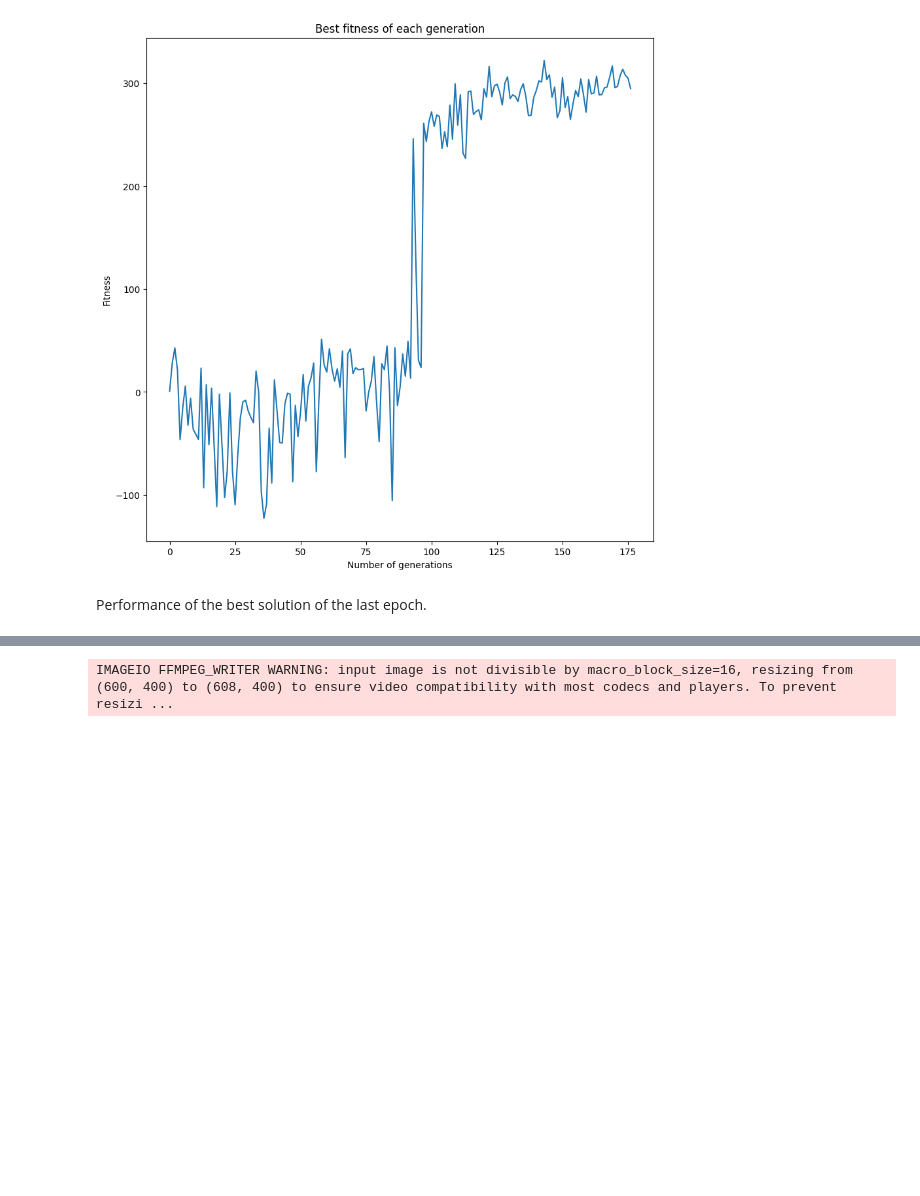
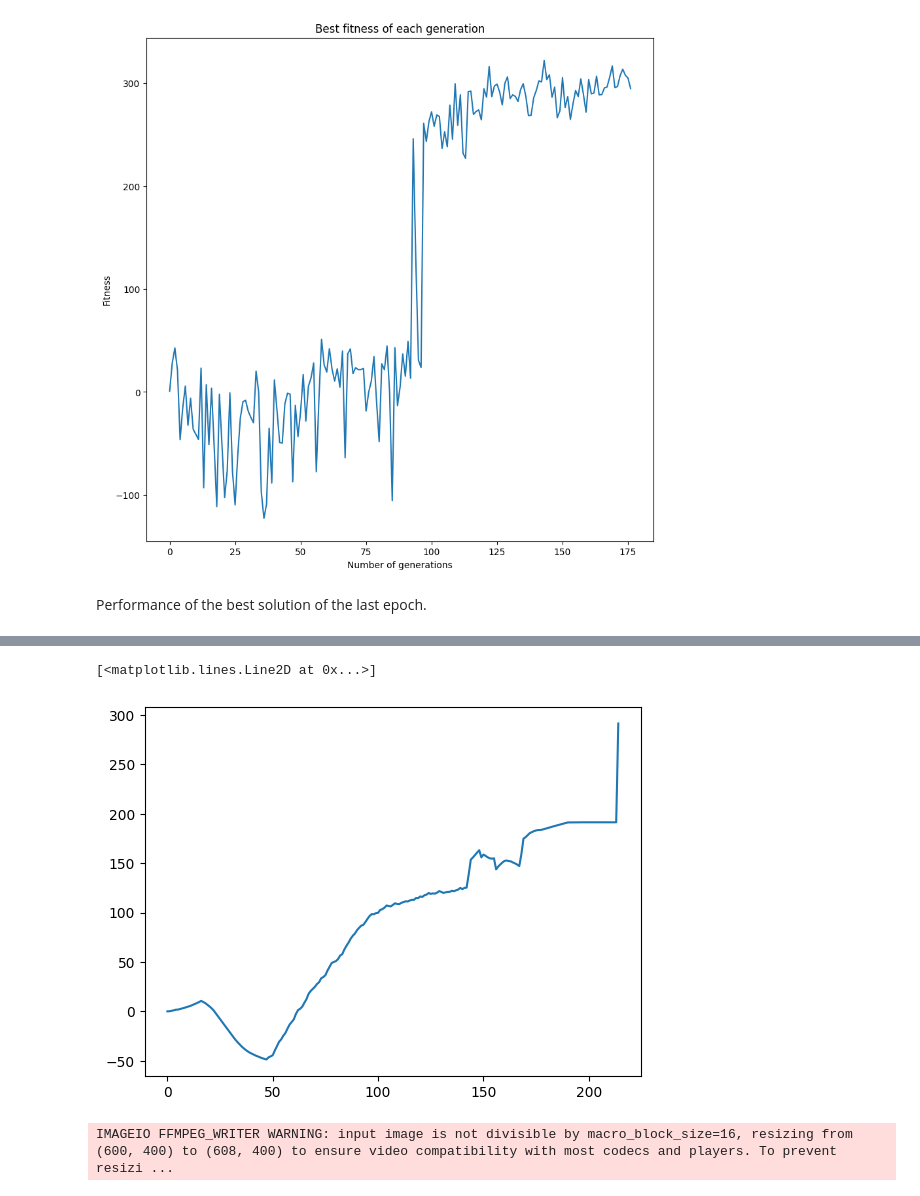
Before and after one commit to MinhDucNguyen9705/LunarLander, a Jupyter notebook: Neuroevolution/Lunar_Lander_Genetic_Algorithm copy.ipynb, the cells around one changed output, grey strips where cells are left out. Saved outputs shown, nothing was run; the diff lists cells and outputs as text; code cells hidden in the pictures; blank space fills up the shorter version.

```diff
--- a/Neuroevolution/Lunar_Lander_Genetic_Algorithm copy.ipynb
+++ b/Neuroevolution/Lunar_Lander_Genetic_Algorithm copy.ipynb
@@ -289,13 +289,14 @@ def create_policy_eval_video(policy, env, filename, num_episodes=3, fps=30):
       print('Episode reward:', reward, 'Number of frames:', frame_counter)
   return embed_mp4(filename)
 # %%
-# env = gym.make("LunarLanderContinuous-v3", render_mode="rgb_array")
-# env = RecordVideo(env, video_folder="./Videos", name_prefix="lunar_lander")
+env = gym.make("LunarLanderContinuous-v3", render_mode="rgb_array")
+env = RecordVideo(env, video_folder="./Videos", name_prefix="lunar_lander_2")
 
 terminated = False
 truncated = False
 idx=np.argmax(ga.fitness)
 current_best=ga.population[idx]
+history = []
 # model.set_weights(reshape_weights(model,current_best))
 model.set_weights(reshape_weights(model, ga.best_solution))
 obs= np.asarray(env.reset()[0])
@@ -308,12 +309,13 @@ while not terminated and not truncated:
     obs = np.expand_dims(np.asarray(obs), axis=0)
     reward+=rew
     frame_counter+=1
+    history.append(reward)
     # if frame_counter>300:
     #     plt.imshow(env.render())
     #     plt.show()
-    # print("Step: ", frame_counter, ", reward", rew, ", current reward: ", reward)
+    print("Step: ", frame_counter, ", reward", rew, ", current reward: ", reward)
 
-# env.close()
+env.close()
 print('Episode reward:', reward, 'Number of frames:', frame_counter)
 print("Video saved to './Videos'")
 # %% [output]
@@ -321,4 +338,9 @@ Episode reward: 256.8122682453618 Number of frames: 254
 Video saved to './Videos'
+# %%
+plt.plot(history)
+# %% [output]
+[<matplotlib.lines.Line2D at 0x...>]
+[figure, added]
 # %%
 model.set_weights(reshape_weights(model, ga.best_solution))
 create_policy_eval_video(model, env, 'Best_recorded', num_episodes=1)
```
Also changed, not shown: parts of 1 cell of this notebook, 20 other files.
